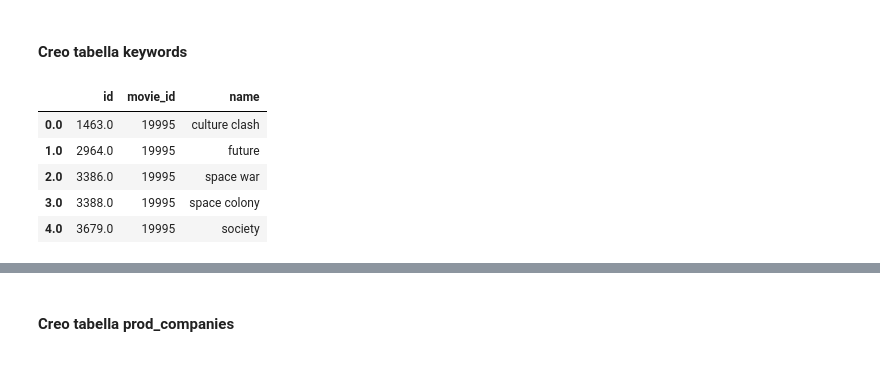
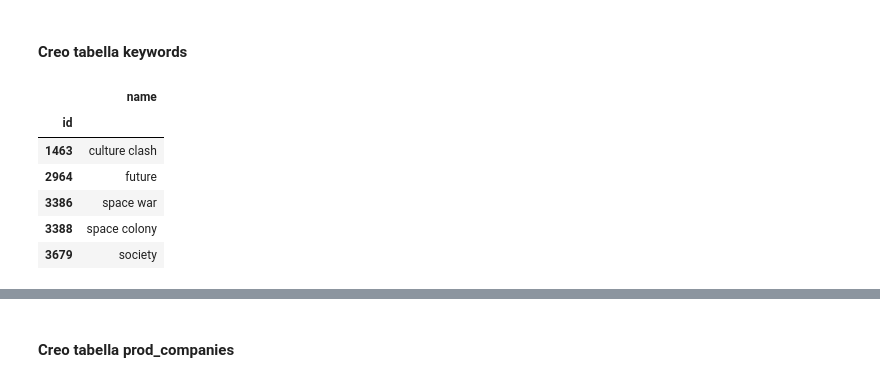
Before and after one commit to silviasantamaria/computerscience, a Jupyter notebook: Project+.ipynb, the cells around one changed output, grey strips where cells are left out. Cells and saved outputs as stored; diff of their text form; code cells hidden in the pictures.

```diff
--- a/Project+.ipynb
+++ b/Project+.ipynb
@@ -33,5 +23,0 @@ Name: genres, dtype: object
-# %%
-tabjson=pd.read_json(movies['genres'][1])
-idfilm=movies['id'][1]
-tabjson['movie_id']=idfilm
-tabjson
@@ -81,0 +45,10 @@ genere.head()
+# %%
+genere_id=pd.DataFrame()
+for film in list(range(0,len(movies['genres']))):
+    tabjson=pd.read_json(movies['genres'][film])
+    idfilm=movies['id'][film]
+    tabjson['movie_id']=idfilm
+    genere_id=pd.concat([genere_id, tabjson])
+del genere_id['name']
+genere_id = genere_id.set_index(['movie_id', 'id'])
+genere_id.head()
@@ -84,15 +65,15 @@ genere.head()
 # %%
 keywords=pd.DataFrame()
 for film in list(range(0,len(movies['keywords']))):
     tabjson=pd.read_json(movies['keywords'][film])
-    idfilm=movies['id'][film]
-    tabjson['movie_id']=idfilm
     keywords=pd.concat([keywords, tabjson])
+keywords = keywords.set_index(['id'])
 keywords.head()
 # %% [output]
-|  | id | movie_id | name |
-| 0.0 | 1463.0 | 19995 | culture clash |
-| 1.0 | 2964.0 | 19995 | future |
-| 2.0 | 3386.0 | 19995 | space war |
-| 3.0 | 3388.0 | 19995 | space colony |
-| 4.0 | 3679.0 | 19995 | society |
+|  | name |
+| id |  |
+| 1463 | culture clash |
+| 2964 | future |
+| 3386 | space war |
+| 3388 | space colony |
+| 3679 | society |
```
Also changed, not shown: parts of 20 cells of this notebook.
